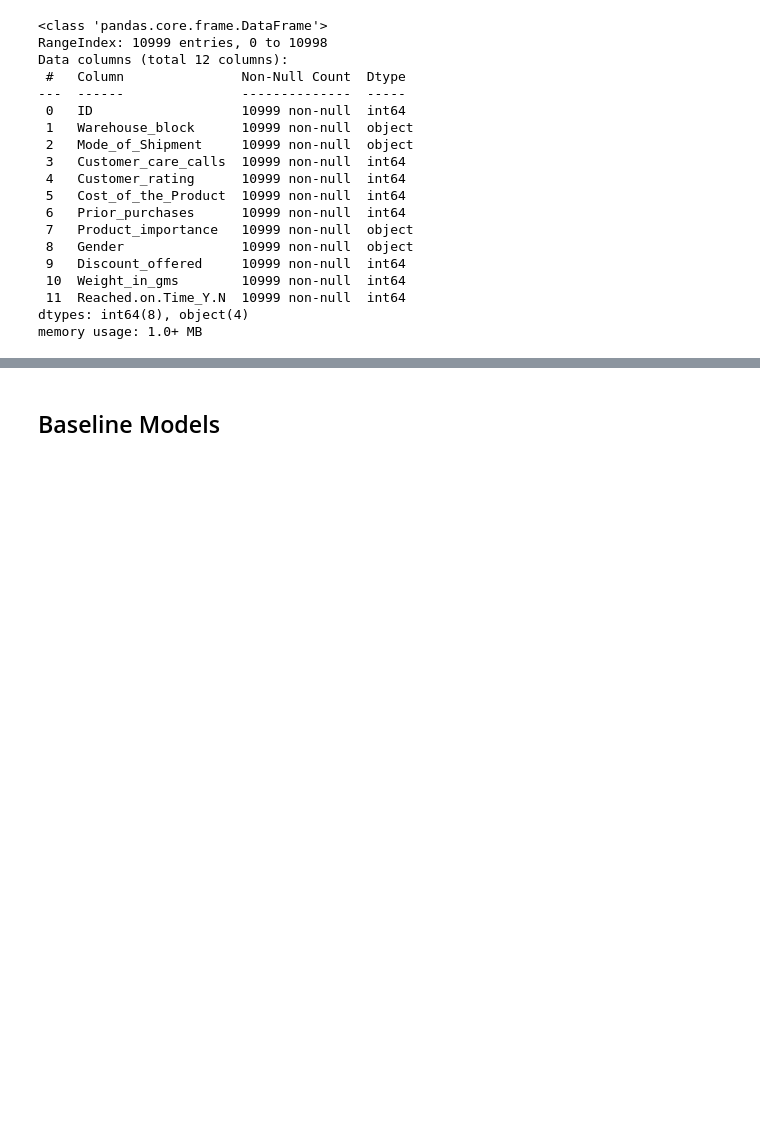
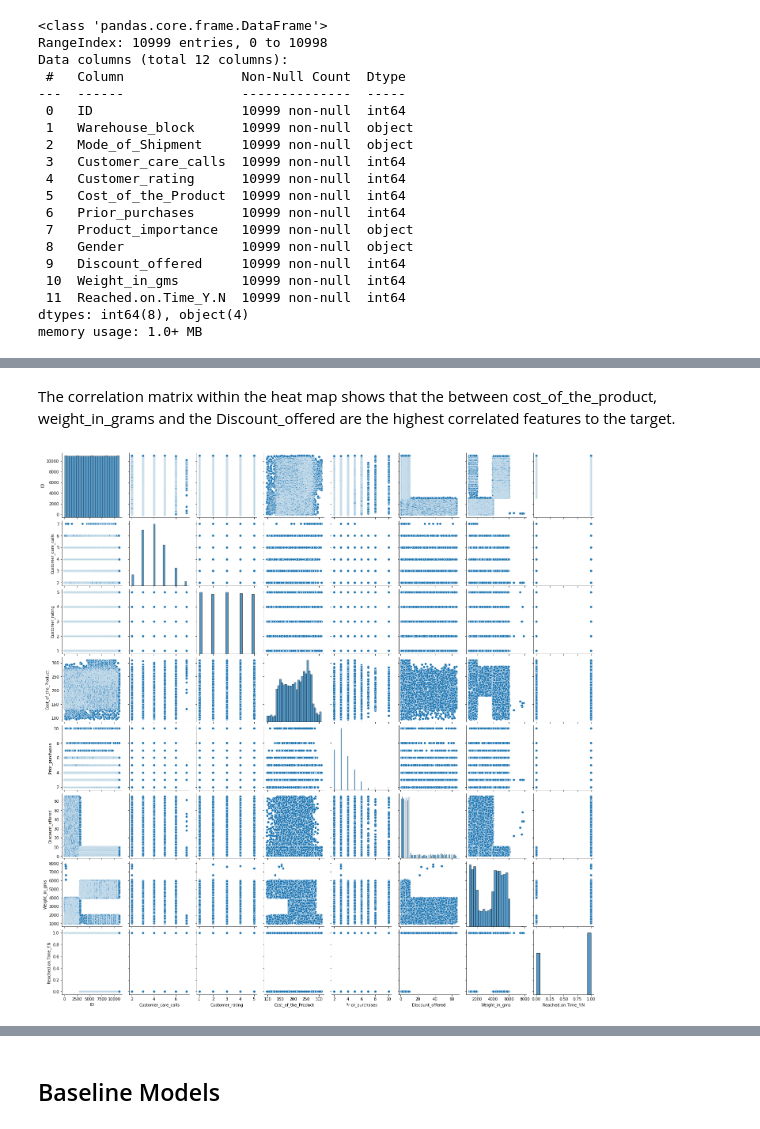
Before and after one commit to jaymhart76/e_commerce_classification_project, a Jupyter notebook: e_commerce_project.ipynb, the cells around one changed output, grey strips where cells are left out. Saved outputs shown, nothing was run; the diff lists cells and outputs as text; code cells hidden in the pictures; blank space fills up the shorter version.

```diff
--- a/e_commerce_project.ipynb
+++ b/e_commerce_project.ipynb
@@ -91,3 +95,7 @@ df.describe()
+# %% [markdown]
+The correlation matrix within the heat map shows that the between cost_of_the_product, weight_in_grams and the Discount_offered are the highest correlated features to the target.
 # %%
-# sns.pairplot(df)
-# plt.show()
+sns.pairplot(df)
+plt.show()
+# %% [output]
+[figure, added]
```
Also changed, not shown: parts of 32 cells of this notebook.
